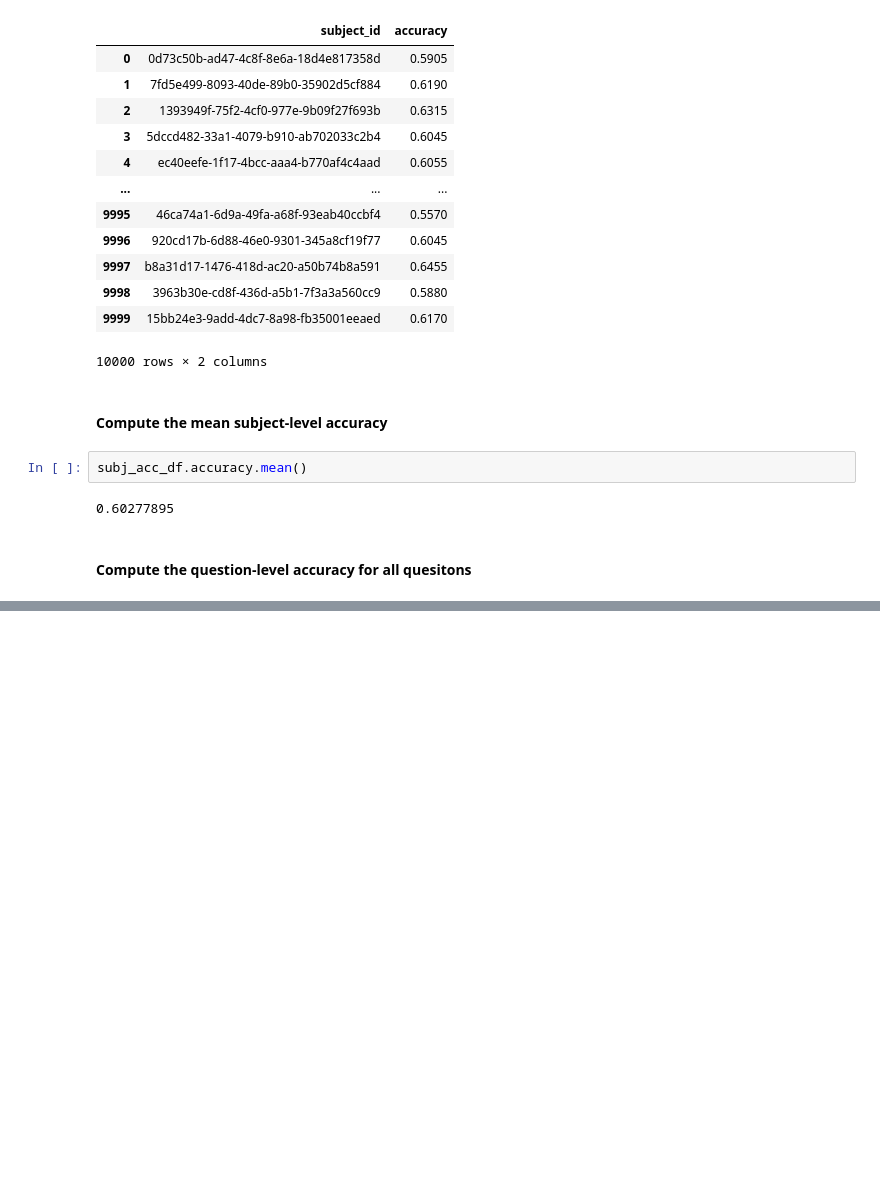
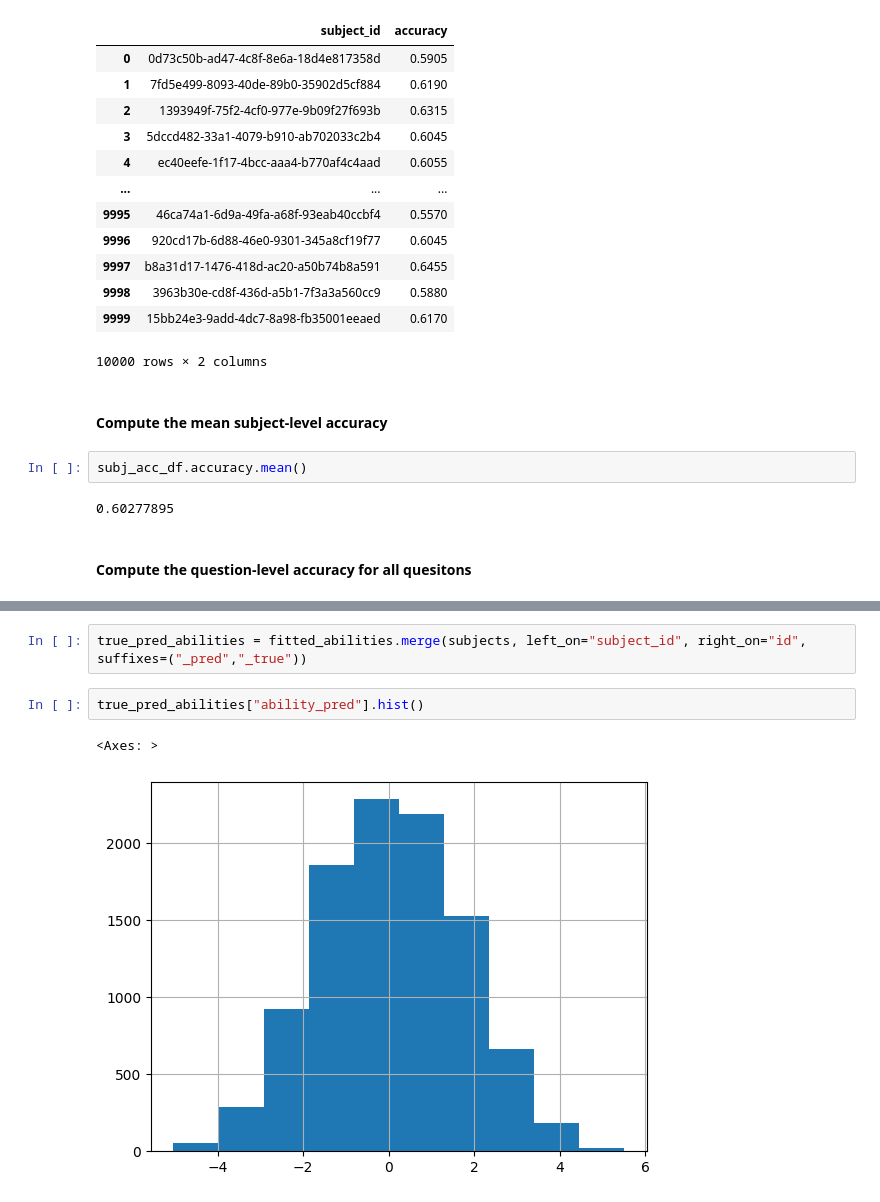
Before and after one commit to daavidstein/IRT, a Jupyter notebook: notebooks/IRT.ipynb, the cells around one changed output, grey strips where cells are left out. Cells and saved outputs as stored; diff of their text form; blank space fills up the shorter version.

```diff
--- a/notebooks/IRT.ipynb
+++ b/notebooks/IRT.ipynb
@@ -344,0 +425,7 @@ def get_accuracy(pred_true: pd.DataFrame):
+# %%
+true_pred_abilities = fitted_abilities.merge(subjects, left_on="subject_id", right_on="id", suffixes=("_pred","_true"))
+# %%
+true_pred_abilities["ability_pred"].hist()
+# %% [output]
+<Axes: >
+[figure, added]
```
Also changed, not shown: parts of 61 cells of this notebook.
